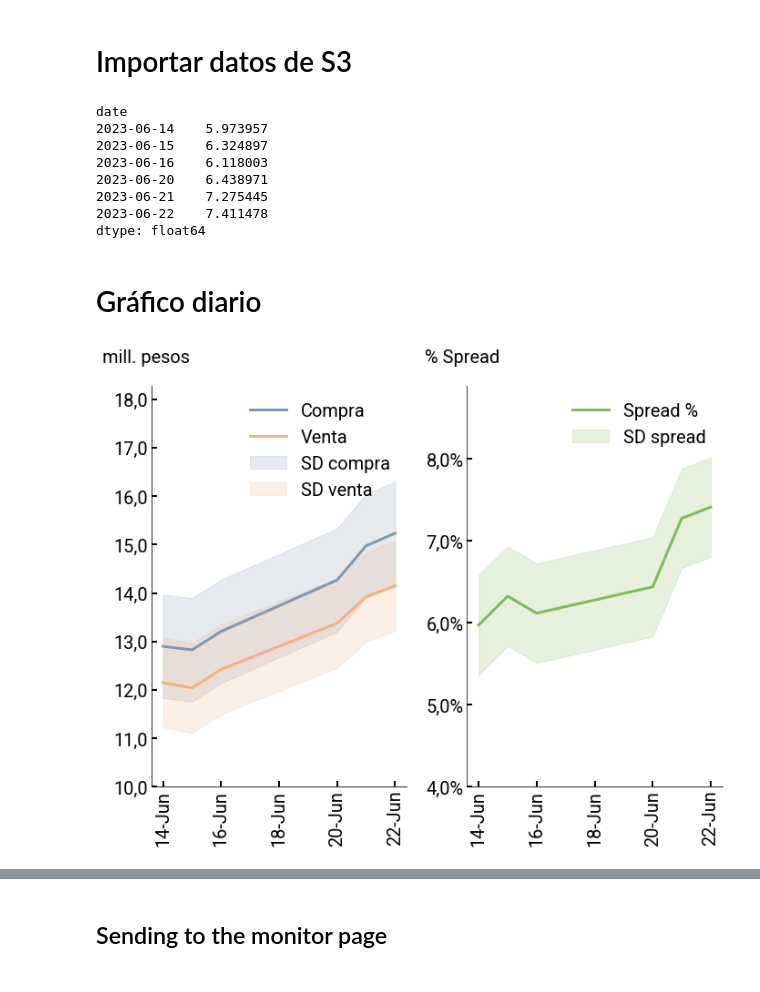
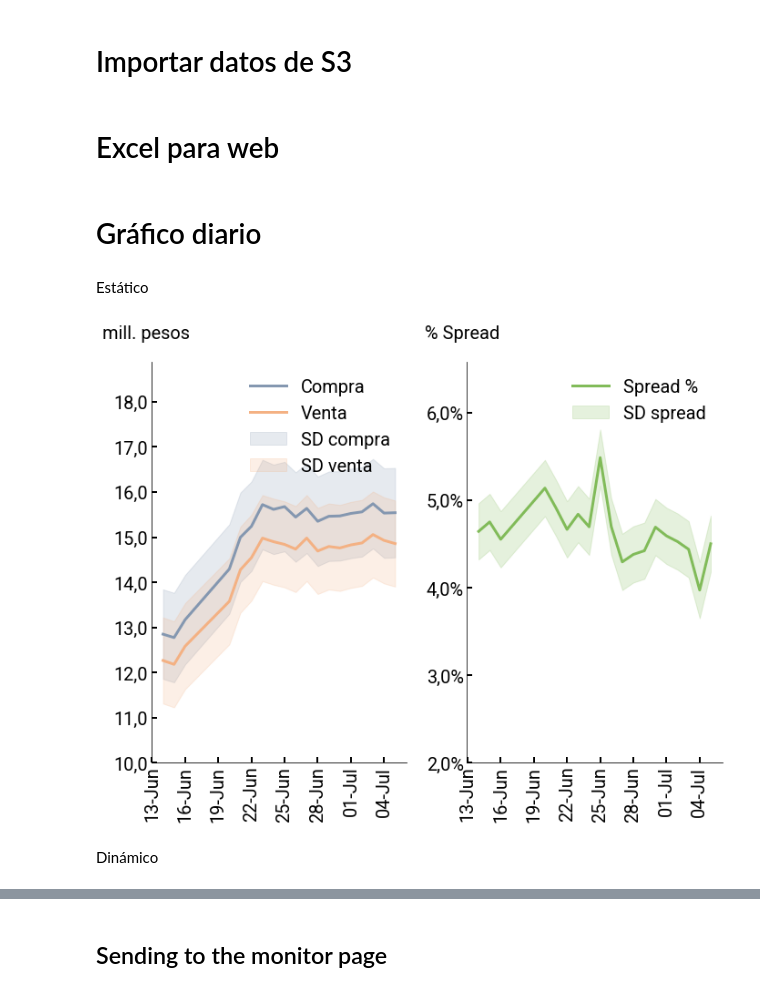
Before and after one commit to emigiupponi/btc-ranking-prices-arg, a Jupyter notebook: btc-ranking-prices-in-argentina.ipynb, the cells around one changed output, grey strips where cells are left out. Saved outputs shown, nothing was run; the diff lists cells and outputs as text; code cells hidden in the pictures.

```diff
--- a/btc-ranking-prices-in-argentina.ipynb
+++ b/btc-ranking-prices-in-argentina.ipynb
@@ -235,8 +226,8 @@ import boto3
 import io
 
 # Configurar las credenciales de AWS
-access_key = 'AKIAY6QKECPYPOYWOGEG'
-secret_key = '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'
+access_key = secret_value_0
+secret_key = secret_value_1
 bucket_name = 'btcpricesinargentina'
 
 # Crear el cliente de S3
@@ -261,19 +252,30 @@ for obj in objects:
 # Combinar los DataFrames en uno solo
 combined_df = pd.concat(dataframes)
 
+# Convertir la columna de fecha a tipo datetime
+combined_df['date'] = pd.to_datetime(combined_df['date'])
+
+# Restringir la importación de datos al rango de fechas deseado
+# start_date = pd.Timestamp('2023-06-14')
+# end_date = pd.Timestamp('2023-06-22')
+# combined_df = combined_df[(combined_df['date'] >= start_date) & (combined_df['date'] <= end_date)]
+
 # Calcular el spread diario
 combined_df['spread'] = combined_df['totalAsk'] - combined_df['totalBid']
+
+# Excluir la empresa "ripioexchange"
+combined_df = combined_df[combined_df['Unnamed: 0'] != 'ripioexchange']
+
+# Agrupar por fecha y calcular el promedio, compra y venta diarios
+daily_avg_spread = combined_df.groupby('date')['spread'].mean()
+daily_avg_ask = combined_df.groupby('date')['totalAsk'].mean()
+daily_avg_bid = combined_df.groupby('date')['totalBid'].mean()
 
 # Calcular el promedio de compra y venta diario
 daily_avg_price = (daily_avg_ask + daily_avg_bid) / 2
 
 # Calcular el porcentaje del spread respecto al promedio de compra y venta diario
 daily_spread_percentage = (daily_avg_spread / daily_avg_price)
-
-# Agrupar por fecha y calcular el promedio, compra y venta diarios
-daily_avg_spread = combined_df.groupby('date')['spread'].mean()
-daily_avg_ask = combined_df.groupby('date')['totalAsk'].mean()
-daily_avg_bid = combined_df.groupby('date')['totalBid'].mean()
 
 import matplotlib.pyplot as plt
 from matplotlib.ticker import FormatStrFormatter
@@ -283,14 +285,5 @@ daily_std_ask = daily_avg_ask.std()
 daily_std_bid = daily_avg_bid.std()
 daily_std_spread = daily_avg_spread.std()
 daily_std_spread_percentage = daily_spread_percentage.std()
-# %%
-daily_spread_percentage
-# %% [output]
-date
-2023-06-14    5.973957
-2023-06-15    6.324897
-2023-06-16    6.118003
-2023-06-20    6.438971
-2023-06-21    7.275445
-2023-06-22    7.411478
-dtype: float64
+# %% [markdown]
+# Excel para web
@@ -297,5 +329,7 @@ dtype: float64
 # %% [markdown]
 # Gráfico diario
+# %% [markdown]
+Estático
 # %%
 import matplotlib.pyplot as plt
 import matplotlib.dates as mdates
@@ -325,7 +359,7 @@ font_manager.fontManager.addfont(font_path)
 plt.rcParams['font.family'] = 'Roboto'
 
 # Crear los subplots
-fig, (ax1, ax2) = plt.subplots(1, 2, figsize=(10, 8), sharex=True)
+fig2, (ax1, ax2) = plt.subplots(1, 2, figsize=(10, 8), sharex=True)
 
 # Subplot superior: Precios de compra y venta
 ax1.plot(dates, daily_avg_ask.values, label='Compra', color='#8497B0', linewidth=3)
@@ -358,10 +392,10 @@ ax2.tick_params(axis='y', direction='in', length=6, width=2, colors='black', lab
 
 # Ajustar formato de fecha en el eje x
 date_format = mdates.DateFormatter('%d-%b')
-ax1.xaxis.set_major_locator(mdates.DayLocator(interval=2))
+ax1.xaxis.set_major_locator(mdates.DayLocator(interval=3))
 ax1.xaxis.set_major_formatter(date_format)
 ax1.xaxis.set_tick_params(rotation=90)
-ax2.xaxis.set_major_locator(mdates.DayLocator(interval=2))
+ax2.xaxis.set_major_locator(mdates.DayLocator(interval=3))
 ax2.xaxis.set_major_formatter(date_format)
 ax2.xaxis.set_tick_params(rotation=90)
 
@@ -385,34 +419,36 @@ ax2.tick_params(axis='both', labelsize=20)
 
 # Ajustar el tamaño de las leyendas
 legend_font = {'family': 'Roboto', 'size': 20}
 ax1.legend(fontsize=20, frameon=False, prop=legend_font)
 ax2.legend(fontsize=20, frameon=False, prop=legend_font)
 
 # Ajustar espacio entre subplots
-fig.tight_layout(pad=2)
+fig2.tight_layout(pad=2)
 
 # Configurar el fondo transparente
-fig.patch.set_alpha(0)
+fig2.patch.set_alpha(0)
 
 # Eliminar recuadro del gráfico
 ax1.spines['top'].set_visible(False)
 ax1.spines['bottom'].set_visible(True)
 ax1.spines['right'].set_visible(False)
 ax1.spines['left'].set_visible(True)
 
 ax2.spines['top'].set_visible(False)
 ax2.spines['bottom'].set_visible(True)
 ax2.spines['right'].set_visible(False)
 ax2.spines['left'].set_visible(True)
 
 # Ajustar límites del eje y
 ax1.set_ylim(10000000, daily_avg_ask.max() * 1.2)
-ax2.set_ylim(0.04, daily_spread_percentage.max() * 1.2)
+ax2.set_ylim(0.02, daily_spread_percentage.max() * 1.2)
 
 # Guardar el gráfico como imagen PNG con fondo transparente
 plt.savefig('spreads.png', format='png', transparent=True)
 
 # Mostrar el gráfico
 plt.show()
 # %% [output]
-[figure, old version]
+[figure, new version]
+# %% [markdown]
+Dinámico
```
Also changed, not shown: parts of 20 cells of this notebook.
